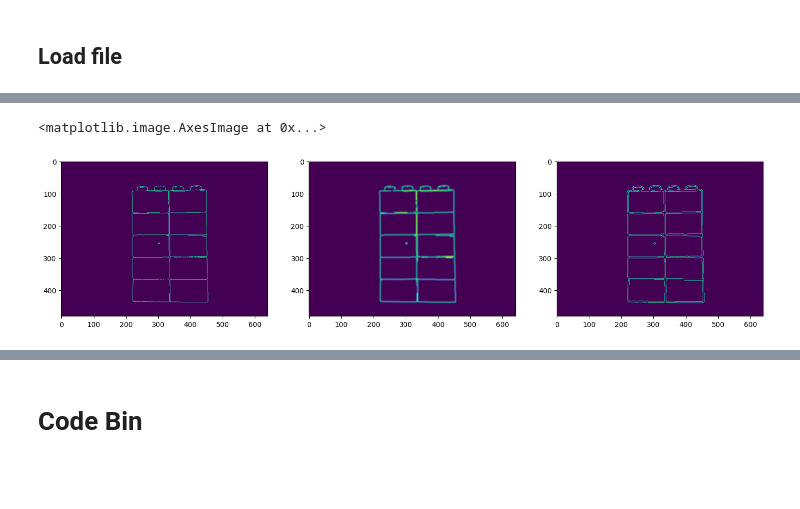
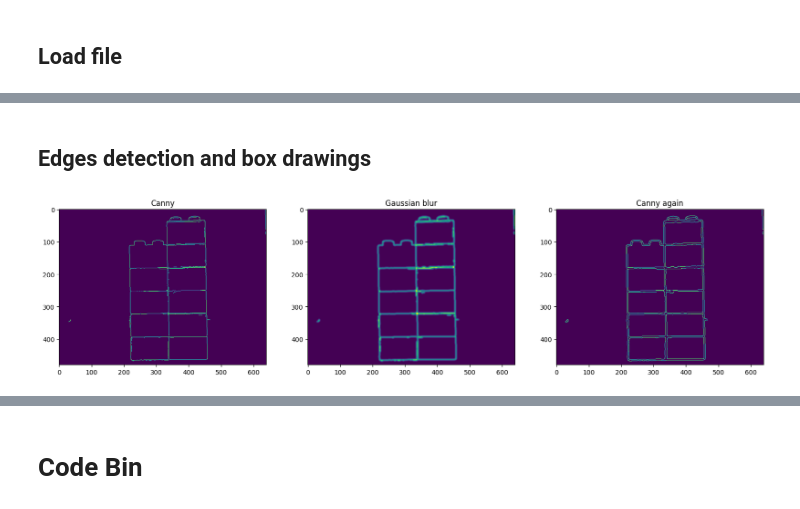
Before and after one commit to jbarciv/LegoMasters, a Jupyter notebook: vision/segmentation.ipynb, the cells around one changed output, grey strips where cells are left out. Cells and saved outputs as stored; diff of their text form; code cells hidden in the pictures; blank space fills up the shorter version.

```diff
--- a/vision/segmentation.ipynb
+++ b/vision/segmentation.ipynb
@@ -40,14 +45,22 @@ img = img_RGB
-# %%
-edges_r = cv2.Canny(img, 100, 200)
-plt.figure(figsize=(18, 6))
-plt.subplot(1, 3, 1)
-plt.imshow(edges_r)
-blurred = cv2.GaussianBlur(edges_r, (9, 9), 0)
-plt.subplot(1, 3, 2)
-plt.imshow(blurred)
-edges_r = cv2.Canny(blurred, 100, 200)
-plt.subplot(1, 3, 3)
-plt.imshow(edges_r)
-# %% [output]
-<matplotlib.image.AxesImage at 0x...>
-[figure, removed]
+# %% [markdown]
+## Edges detection and box drawings
+# %%
+##################### Canny to obtain edges #####################
+edges_r = cv2.Canny(img, 100, 200)
+if verbose:
+    plt.figure(figsize=(20, 8))
+    plt.subplot(1, 3, 1)
+    plt.imshow(edges_r)
+    plt.title('Canny')
+blurred = cv2.GaussianBlur(edges_r, (17, 17), 2)
+if verbose:
+    plt.subplot(1, 3, 2)
+    plt.imshow(blurred)
+    plt.title('Gaussian blur')
+edges_r = cv2.Canny(blurred, 90, 150)
+if verbose:
+    plt.subplot(1, 3, 3)
+    plt.title('Canny again')
+    plt.imshow(edges_r)
+# %% [output]
+[figure, added]
```
Also changed, not shown: parts of 29 cells of this notebook, 11 other files.
